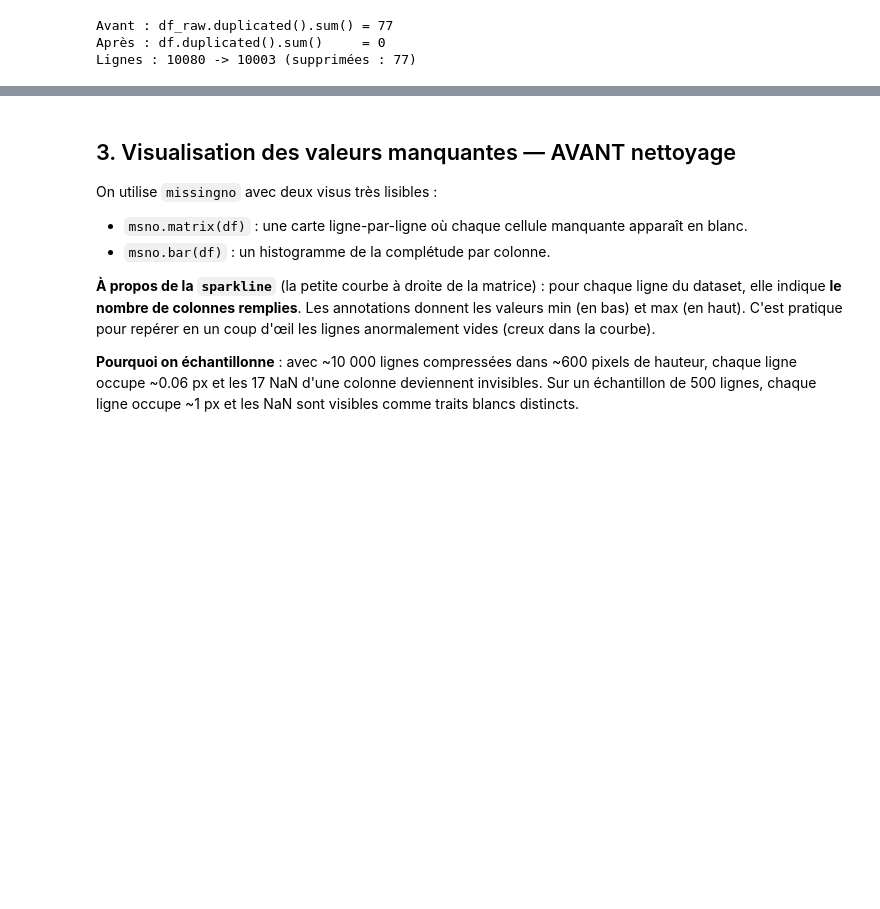
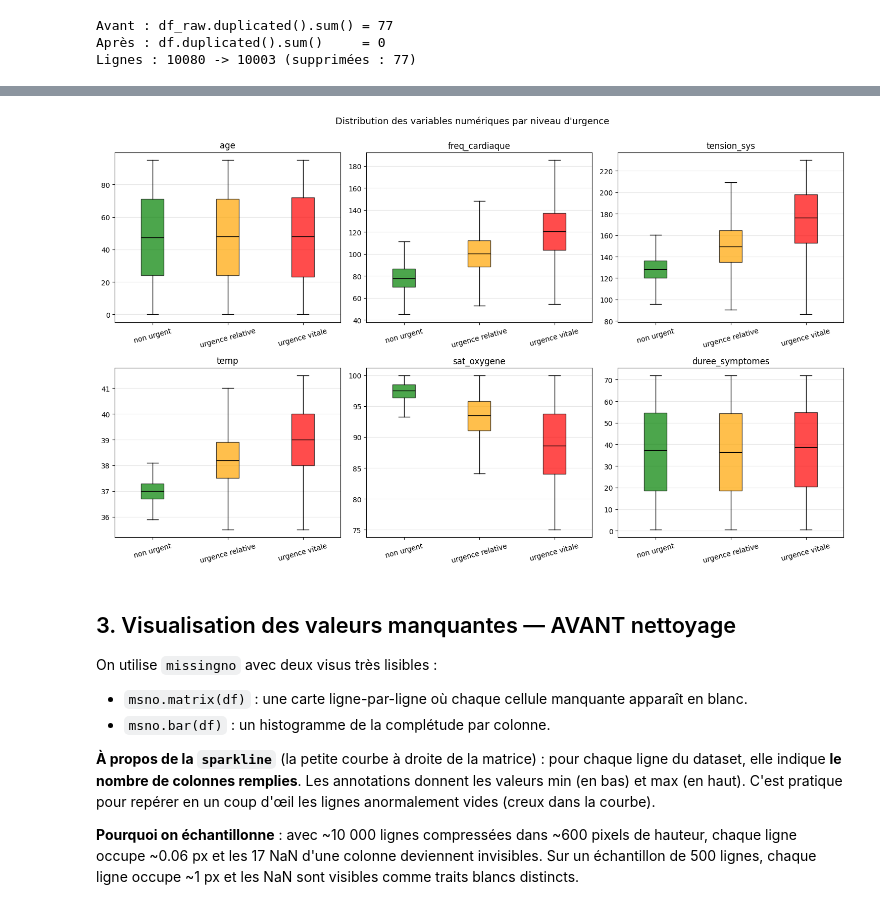
Before and after one commit to SebDominguez/diagnostic-ia, a Jupyter notebook: data-prep-pipeline.ipynb, the cells around one changed output, grey strips where cells are left out. Drawn from its saved outputs; the diff is of its cells as text; code cells hidden in the pictures; blank space fills up the shorter version.

```diff
--- a/data-prep-pipeline.ipynb
+++ b/data-prep-pipeline.ipynb
@@ -175,0 +225,19 @@ Lignes : 10080 -> 10003 (supprimées : 77)
+# %%
+# distribution des variables numériques par classe (médianes en escalier = sépare, boîtes alignées = non)
+num_cols_eda = ['age', 'freq_cardiaque', 'tension_sys', 'temp', 'sat_oxygene', 'duree_symptomes']
+classes_eda = sorted(df['niveau_urgence'].unique())
+
+fig, axes = plt.subplots(2, 3, figsize=(15, 9))
+for ax, v in zip(axes.ravel(), num_cols_eda):
+    data = [df.loc[df['niveau_urgence'] == c, v].dropna() for c in classes_eda]
+    bp = ax.boxplot(data, tick_labels=[URGENCY_LABELS[c] for c in classes_eda],
+                    patch_artist=True, showfliers=False, whis=(0,100))
+    for patch, c in zip(bp['boxes'], classes_eda):
+        patch.set_facecolor(URGENCY_COLORS[c]); patch.set_alpha(0.7)
+    for med in bp['medians']:
+        med.set_color('black')
+    ax.set_title(v); ax.tick_params(axis='x', rotation=15); ax.grid(axis='y', alpha=0.3)
+fig.suptitle("Distribution des variables numériques par niveau d'urgence", y=1.0, fontsize=13)
+plt.tight_layout(); plt.show()
+# %% [output]
+[figure, added]
```
Also changed, not shown: parts of 24 cells of this notebook, 18 other files.
